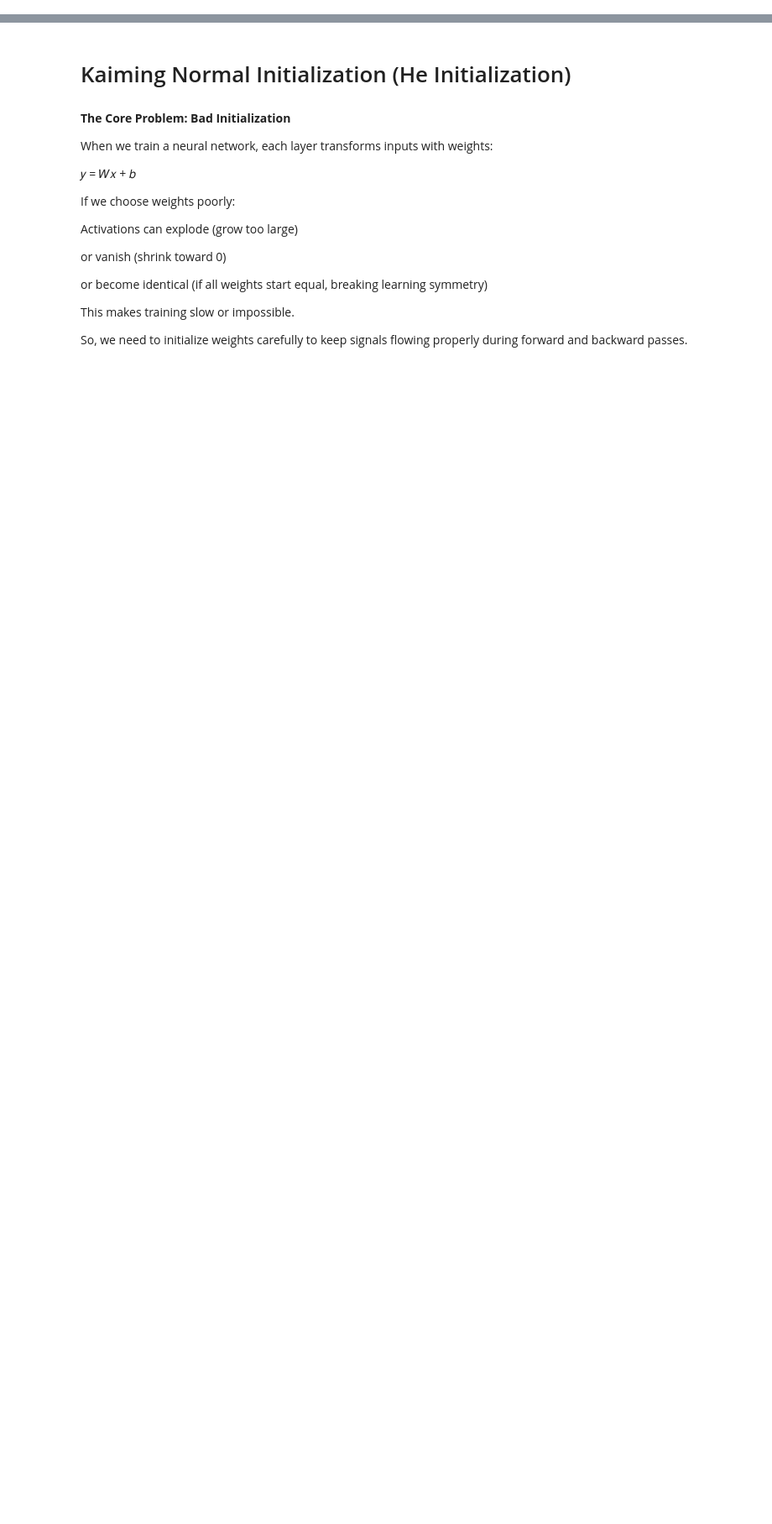
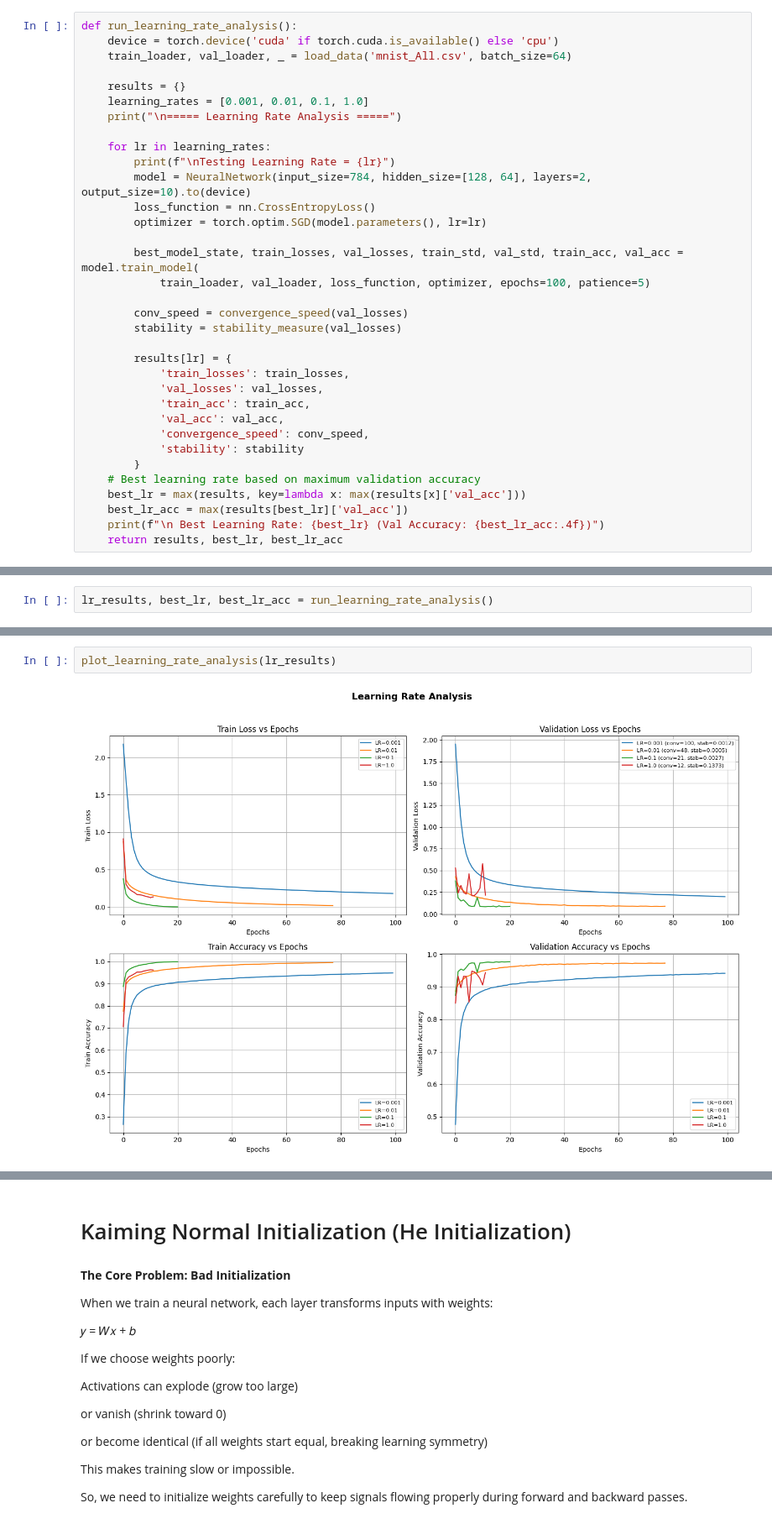
Before and after one commit to AhmedAlaa8100/ML-Logistic_Regression-Neural_Networks, a Jupyter notebook: Neural_Networks.ipynb, the cells around one changed output, grey strips where cells are left out. Shown at 84% size. Drawn from its saved outputs; the diff is of its cells as text; blank space fills up the shorter version.

```diff
--- a/Neural_Networks.ipynb
+++ b/Neural_Networks.ipynb
@@ -0,0 +215,34 @@
+# %%
+def run_learning_rate_analysis():
+    device = torch.device('cuda' if torch.cuda.is_available() else 'cpu')
+    train_loader, val_loader, _ = load_data('mnist_All.csv', batch_size=64)
+
+    results = {}
+    learning_rates = [0.001, 0.01, 0.1, 1.0]
+    print("\n===== Learning Rate Analysis =====")
+
+    for lr in learning_rates:
+        print(f"\nTesting Learning Rate = {lr}")
+        model = NeuralNetwork(input_size=784, hidden_size=[128, 64], layers=2, output_size=10).to(device)
+        loss_function = nn.CrossEntropyLoss()
+        optimizer = torch.optim.SGD(model.parameters(), lr=lr)
+
+        best_model_state, train_losses, val_losses, train_std, val_std, train_acc, val_acc = model.train_model(
+            train_loader, val_loader, loss_function, optimizer, epochs=100, patience=5)
+
+        conv_speed = convergence_speed(val_losses)
+        stability = stability_measure(val_losses)
+
+        results[lr] = {
+            'train_losses': train_losses,
+            'val_losses': val_losses,
+            'train_acc': train_acc,
+            'val_acc': val_acc,
+            'convergence_speed': conv_speed,
+            'stability': stability
+        }
+    # Best learning rate based on maximum validation accuracy
+    best_lr = max(results, key=lambda x: max(results[x]['val_acc']))
+    best_lr_acc = max(results[best_lr]['val_acc'])
+    print(f"\n Best Learning Rate: {best_lr} (Val Accuracy: {best_lr_acc:.4f})")
+    return results, best_lr, best_lr_acc
@@ -0,0 +500,2 @@
+# %%
+lr_results, best_lr, best_lr_acc = run_learning_rate_analysis()
@@ -0,0 +520,4 @@
+# %%
+plot_learning_rate_analysis(lr_results)
+# %% [output]
+[figure, added]
```
Also changed, not shown: parts of 20 cells of this notebook, 3 other files.
